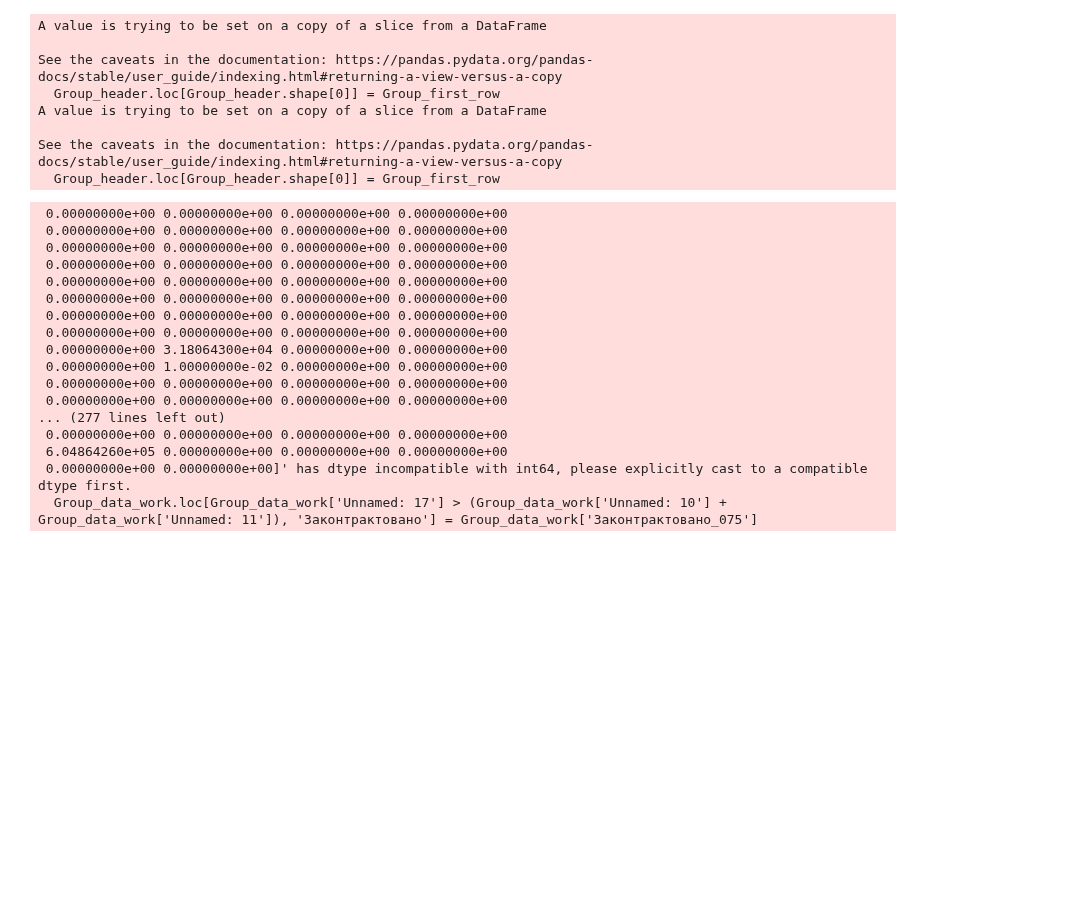
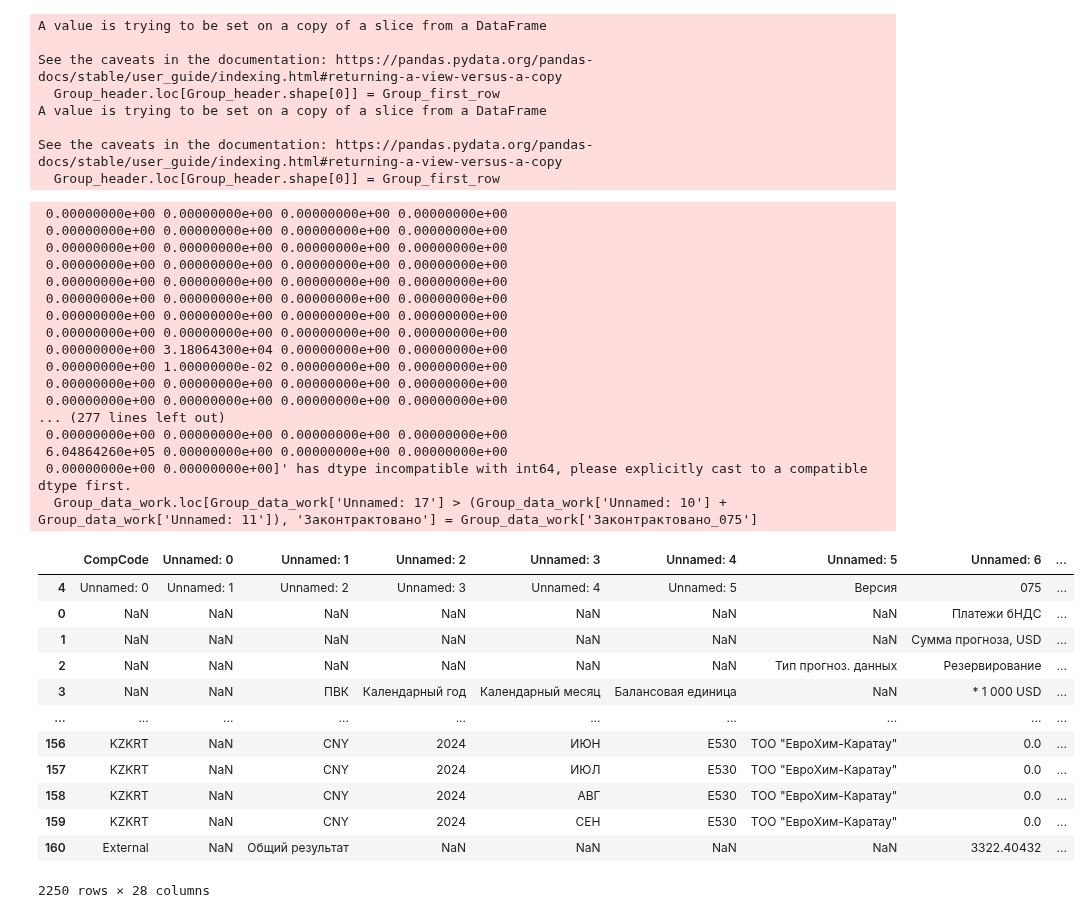
Before and after one commit to Lirollel/Work_AIM_Jupyter-Python-Pandas, a Jupyter notebook: OCP/investments/Invest.ipynb, the cells around one changed output. Saved outputs shown, nothing was run; the diff lists cells and outputs as text; code cells hidden in the pictures; blank space fills up the shorter version.

```diff
--- a/OCP/investments/Invest.ipynb
+++ b/OCP/investments/Invest.ipynb
@@ -27,0 +14,21 @@ month_map = {'ЯНВ': '01', 'ФЕВ': '02', 'МАР': '03', 'АПР': '04', 'М
+# %%
+month_map = {'ЯНВ': '01', 'ФЕВ': '02', 'МАР': '03', 'АПР': '04', 'МАЙ': '05',
+             'ИЮН': '06', 'ИЮЛ': '07', 'АВГ': '08', 'СЕН': '09', 'ОКТ': '10',
+             'НОЯ': '11', 'ДЕК': '12'}
+
+files_list = [x for x in os.listdir() if 'Прогноз_' in x and '~' not in x]
+map_list = []
+for file in files_list:
+    data = pd.read_excel(file, sheet_name='snapshot')
+    data_list = data.iloc[13:, 1].unique().tolist()
+    map_list = map_list + data_list
+
+map_set = list(set(map_list))
+map_df = pd.DataFrame({'ПВК': map_set}, index= [x for x in range(len(map_set))])
+
+data_did = pd.read_excel('Currency.xlsx')
+data_did = data_did.iloc[:, 1:].reset_index(drop=True)
+CCY_dict = {x:y for x,y in zip(data_did.iloc[:, 0].tolist(), data_did.iloc[:, 1].tolist())}
+
+inter_list = list(set(map_df.iloc[:, 0]).intersection(set(data_did.iloc[:, 0])))
+manual_df = map_df[~map_df.iloc[:, 0].isin(inter_list)]
@@ -107,6 +116,9 @@ for Group_work_file in work_files_list:
     # Merge и добавление столбца CompCode
     # merge_df = Group_data_work.merge(SalesUnits_work_data, right_on='sapId', left_on='Unnamed: 4', how='left')['id']
     Group_data_work['CompCode'] = merge_SalesUnits(Group_data_work, col='Unnamed: 4', id_col='sapId', merge_col='id')
+
+    # Map названия валют
+    Group_data_work.iloc[:, 1] = Group_data_work.iloc[:, 1].replace(CCY_dict)
 
     if Group_work_file in SUEK_work_files_list:
 
@@ -190,6 +202,22 @@ EURO_to_print = pd.concat([EURO_header, EURO_cocat_data], axis=0)
  6.04864260e+05 0.00000000e+00 0.00000000e+00 0.00000000e+00
  0.00000000e+00 0.00000000e+00]' has dtype incompatible with int64, please explicitly cast to a compatible dtype first.
   Group_data_work.loc[Group_data_work['Unnamed: 17'] > (Group_data_work['Unnamed: 10'] + Group_data_work['Unnamed: 11']), 'Законтрактовано'] = Group_data_work['Законтрактовано_075']
+# %%
+EURO_to_print
+# %% [output]
+|  | CompCode | Unnamed: 0 | Unnamed: 1 | Unnamed: 2 | Unnamed: 3 | Unnamed: 4 | Unnamed: 5 | Unnamed: 6 | ... |
+| 4 | Unnamed: 0 | Unnamed: 1 | Unnamed: 2 | Unnamed: 3 | Unnamed: 4 | Unnamed: 5 | Версия | 075 | ... |
+| 0 | NaN | NaN | NaN | NaN | NaN | NaN | NaN | Платежи бНДС | ... |
+| 1 | NaN | NaN | NaN | NaN | NaN | NaN | NaN | Сумма прогноза, USD | ... |
+| 2 | NaN | NaN | NaN | NaN | NaN | NaN | Тип прогноз. данных | Резервирование | ... |
+| 3 | NaN | NaN | ПВК | Календарный год | Календарный месяц | Балансовая единица | NaN | * 1 000 USD | ... |
+| ... | ... | ... | ... | ... | ... | ... | ... | ... | ... |
+| 156 | KZKRT | NaN | CNY | 2024 | ИЮН | E530 | ТОО "ЕвроХим-Каратау" | 0.0 | ... |
+| 157 | KZKRT | NaN | CNY | 2024 | ИЮЛ | E530 | ТОО "ЕвроХим-Каратау" | 0.0 | ... |
+| 158 | KZKRT | NaN | CNY | 2024 | АВГ | E530 | ТОО "ЕвроХим-Каратау" | 0.0 | ... |
+| 159 | KZKRT | NaN | CNY | 2024 | СЕН | E530 | ТОО "ЕвроХим-Каратау" | 0.0 | ... |
+| 160 | External | NaN | Общий результат | NaN | NaN | NaN | NaN | 3322.40432 | ... |
+2250 rows × 28 columns
 # %%
 # Запись в Excel
 SUEK_to_print.to_excel(Output_file_SUEK, sheet_name=Sheet_in_output_file, index=False, header=False)
```
Also changed, not shown: parts of 5 cells of this notebook, 5 other files.
